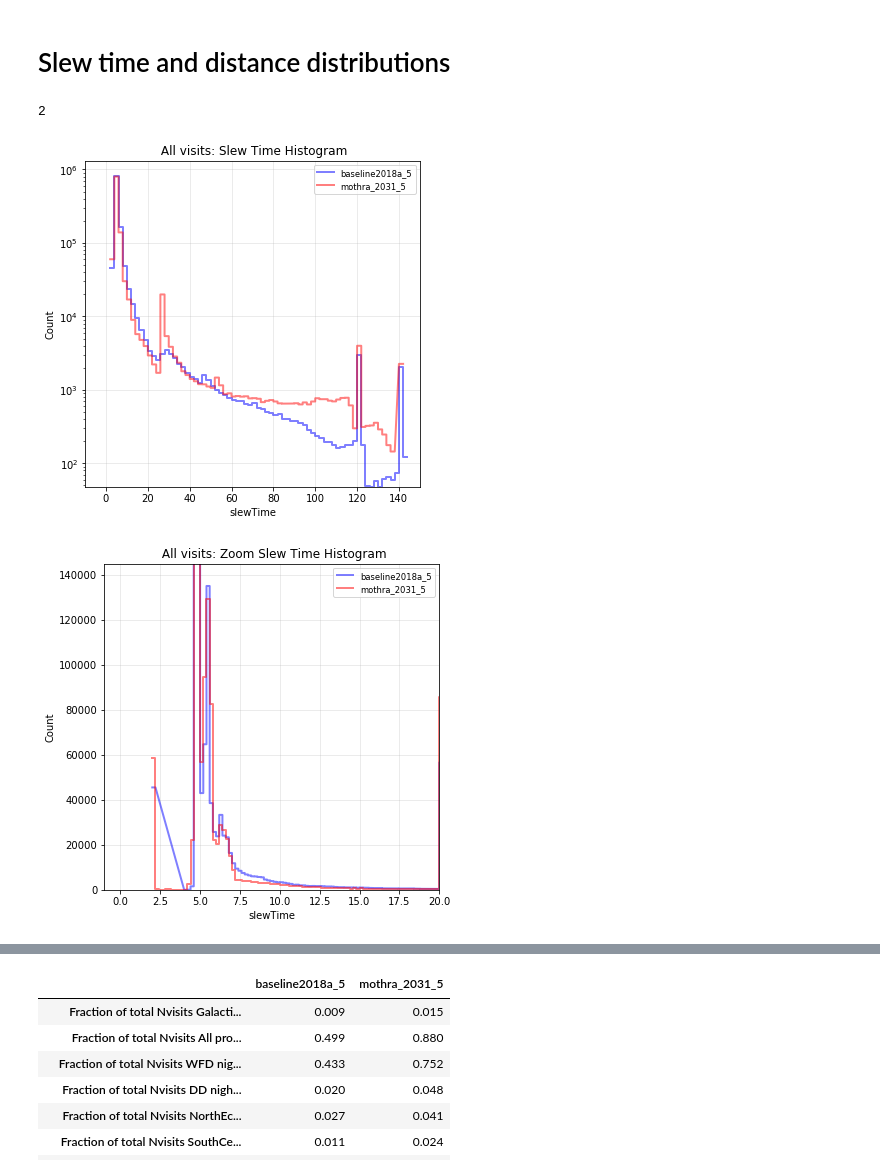
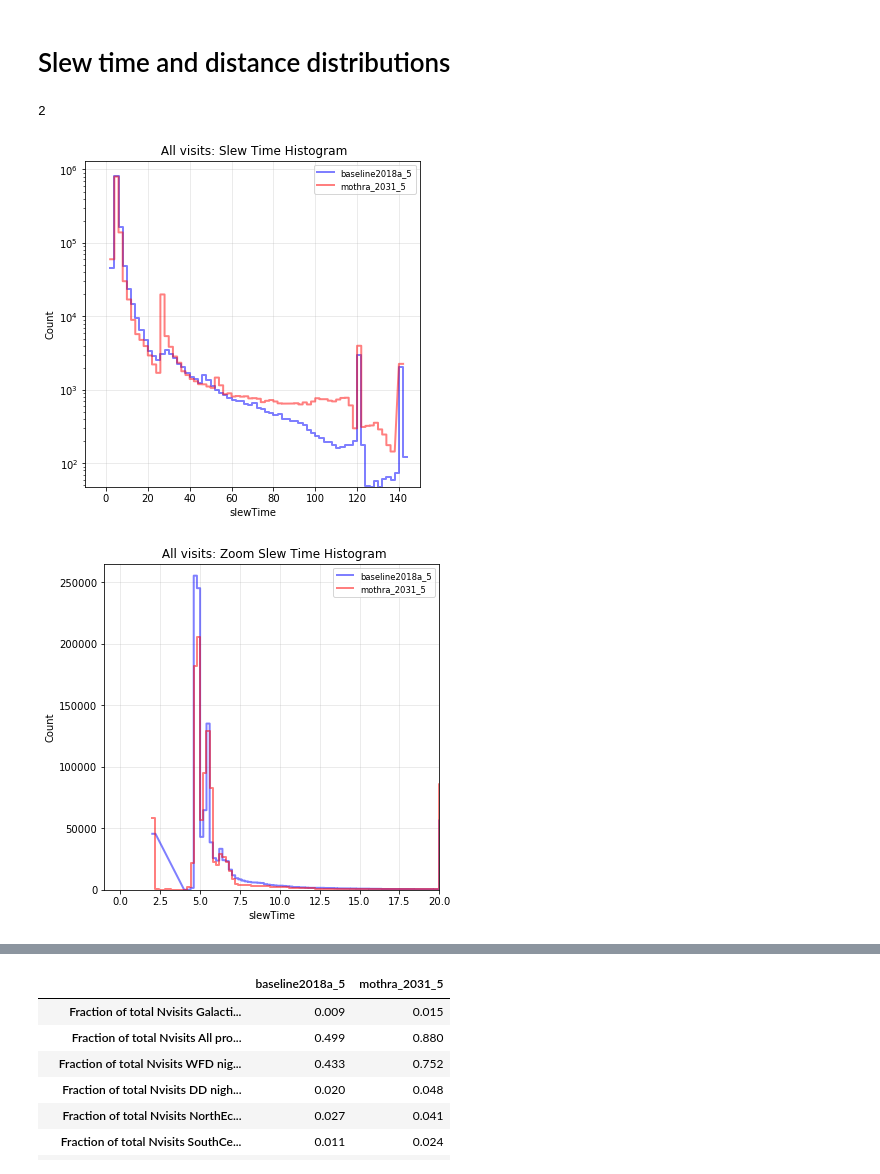
Before and after one commit to tribeiro/lsst_notebooks, a Jupyter notebook: fbs_notebooks/mothra_2031/baseline2018a_vs_mothra_2031_year5.ipynb, the cells around one changed output, grey strips where cells are left out. Drawn from its saved outputs; the diff is of its cells as text; code cells hidden in the pictures.

```diff
--- a/fbs_notebooks/mothra_2031/baseline2018a_vs_mothra_2031_year5.ipynb
+++ b/fbs_notebooks/mothra_2031/baseline2018a_vs_mothra_2031_year5.ipynb
@@ -444,16 +429,16 @@ zoom_ph_slewdist.setMetricBundles(zoom_slew_dist_bundle_list)
 # %%
 ph_slewhist.plot(plots.OneDBinnedData(),
                        plotDicts={'figsize':(6,6),
                                   'xMin':-10,'xMax':150,
                                   'linewidth':2,'bins':np.arange(0,155,5)})
 zoom_ph_slewhist.plot(plots.OneDBinnedData(),
                       plotDicts={'figsize':(6,6),
-                                 'xMin':-1,'xMax':20,'yMax':145000,
+                                 'xMin':-1,'xMax':20,'yMax':265000,
                                  'linewidth':2,'bins':np.arange(0,155,5),'logScale':False})
 # %% [output]
 2
 [figure]
-[figure, old version]
+[figure, new version]
 # %%
 ph_slewdist.plot(plots.OneDBinnedData(),
                         plotDicts={'figsize':(6,6),'xMin':-10,
```
Also changed, not shown: parts of 7 cells of this notebook.
